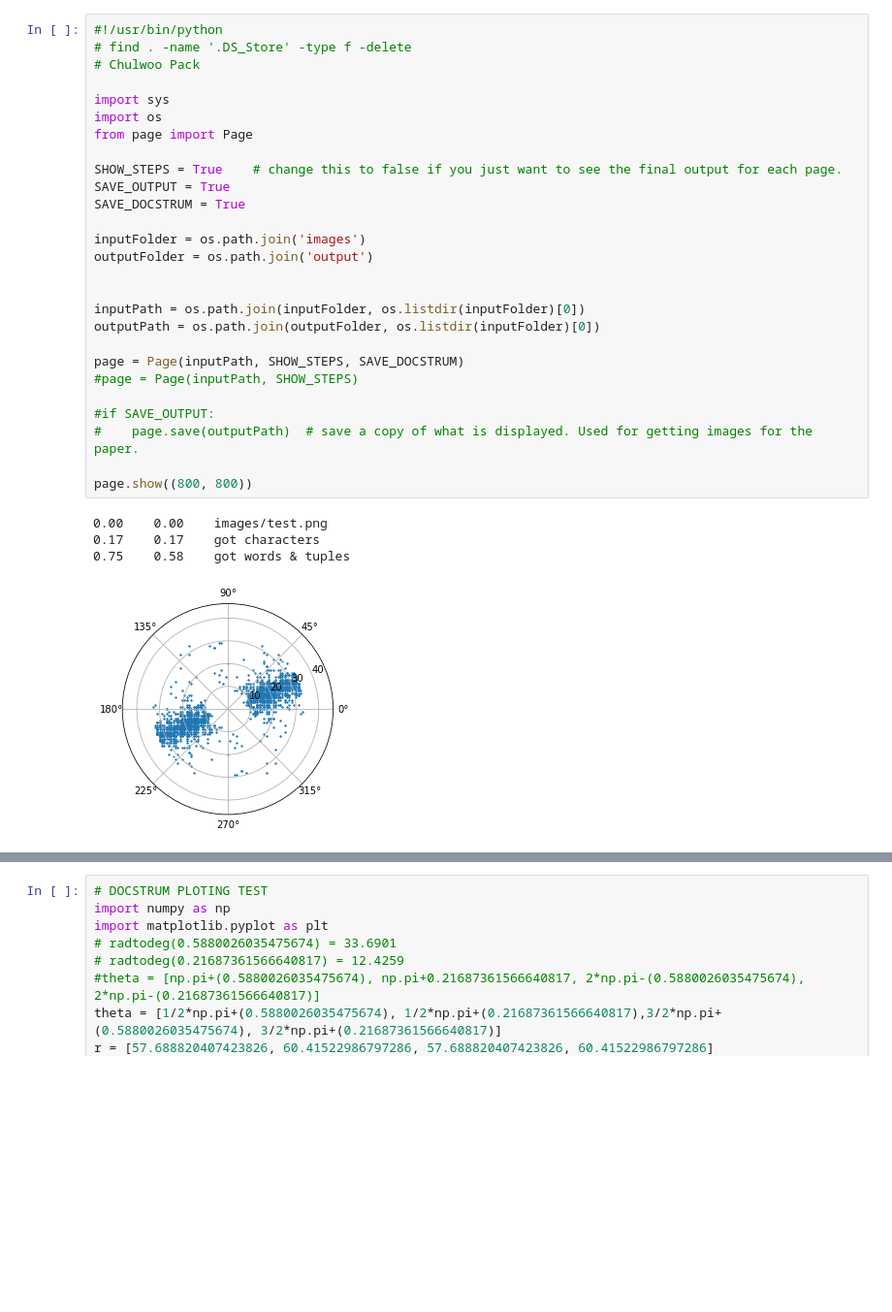
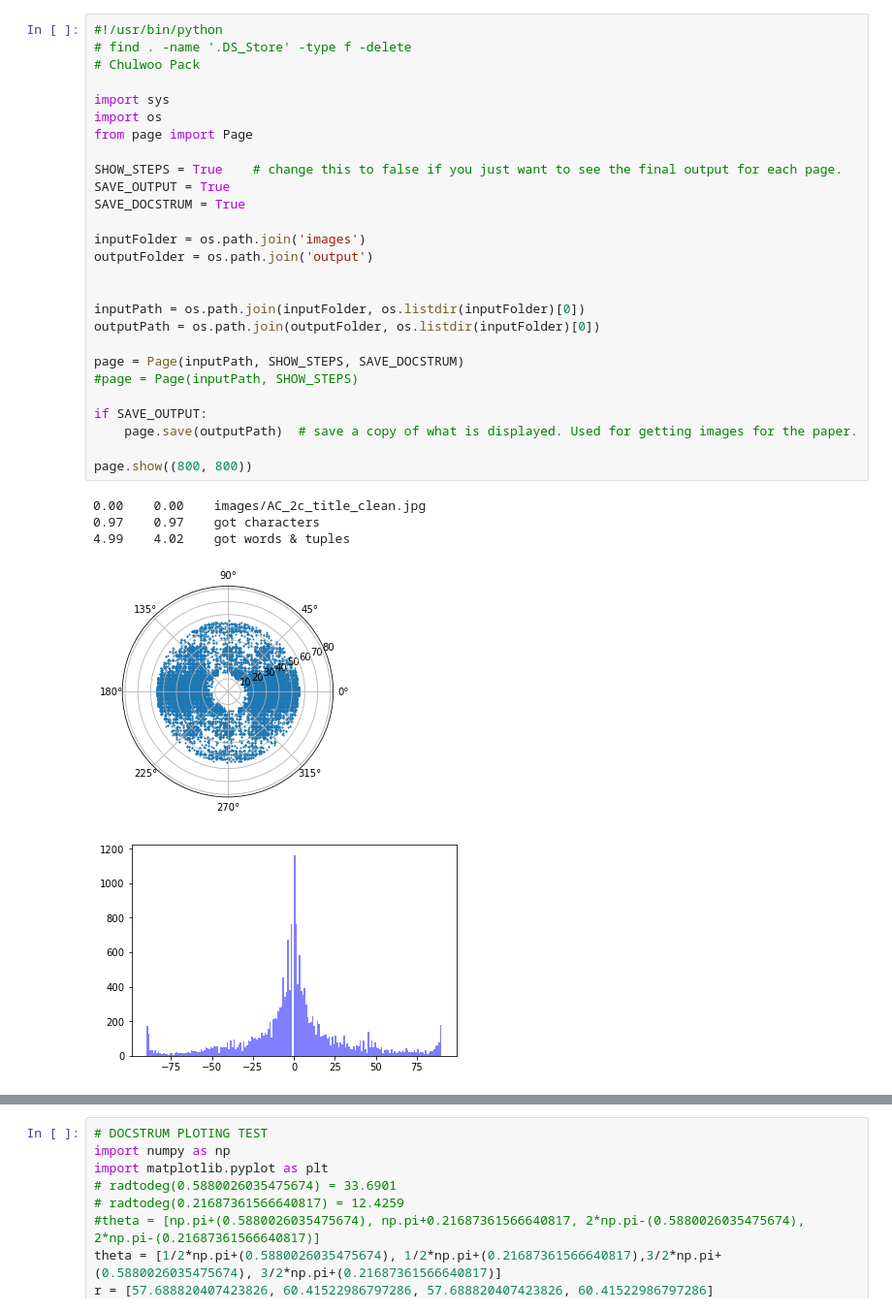
Before and after one commit to chulwoopack/docstrum, a Jupyter notebook: Docstrum.ipynb, the cells around one changed output, grey strips where cells are left out. Shown at 97% size. Drawn from its saved outputs; the diff is of its cells as text; blank space fills up the shorter version.

Commit message:
updated NN histograms

```diff
--- a/Docstrum.ipynb
+++ b/Docstrum.ipynb
@@ -1,32 +1,33 @@
 # %%
 #!/usr/bin/python
 # find . -name '.DS_Store' -type f -delete
 # Chulwoo Pack
 
 import sys
 import os
 from page import Page
 
 SHOW_STEPS = True    # change this to false if you just want to see the final output for each page.
 SAVE_OUTPUT = True
 SAVE_DOCSTRUM = True
 
 inputFolder = os.path.join('images')
 outputFolder = os.path.join('output')
 
 
 inputPath = os.path.join(inputFolder, os.listdir(inputFolder)[0])
 outputPath = os.path.join(outputFolder, os.listdir(inputFolder)[0])
 
 page = Page(inputPath, SHOW_STEPS, SAVE_DOCSTRUM)
 #page = Page(inputPath, SHOW_STEPS)
 
-#if SAVE_OUTPUT:
-#    page.save(outputPath)  # save a copy of what is displayed. Used for getting images for the paper.
+if SAVE_OUTPUT:
+    page.save(outputPath)  # save a copy of what is displayed. Used for getting images for the paper.
 
 page.show((800, 800))
 # %% [output]
-0.00    0.00    images/test.png
-0.17    0.17    got characters
-0.75    0.58    got words & tuples
+0.00    0.00    images/AC_2c_title_clean.jpg
+0.97    0.97    got characters
+4.99    4.02    got words & tuples
-[figure, old version]
+[figure, new version]
+[figure, added]
```
Also changed, not shown: parts of 2 cells of this notebook, 27 other files.
